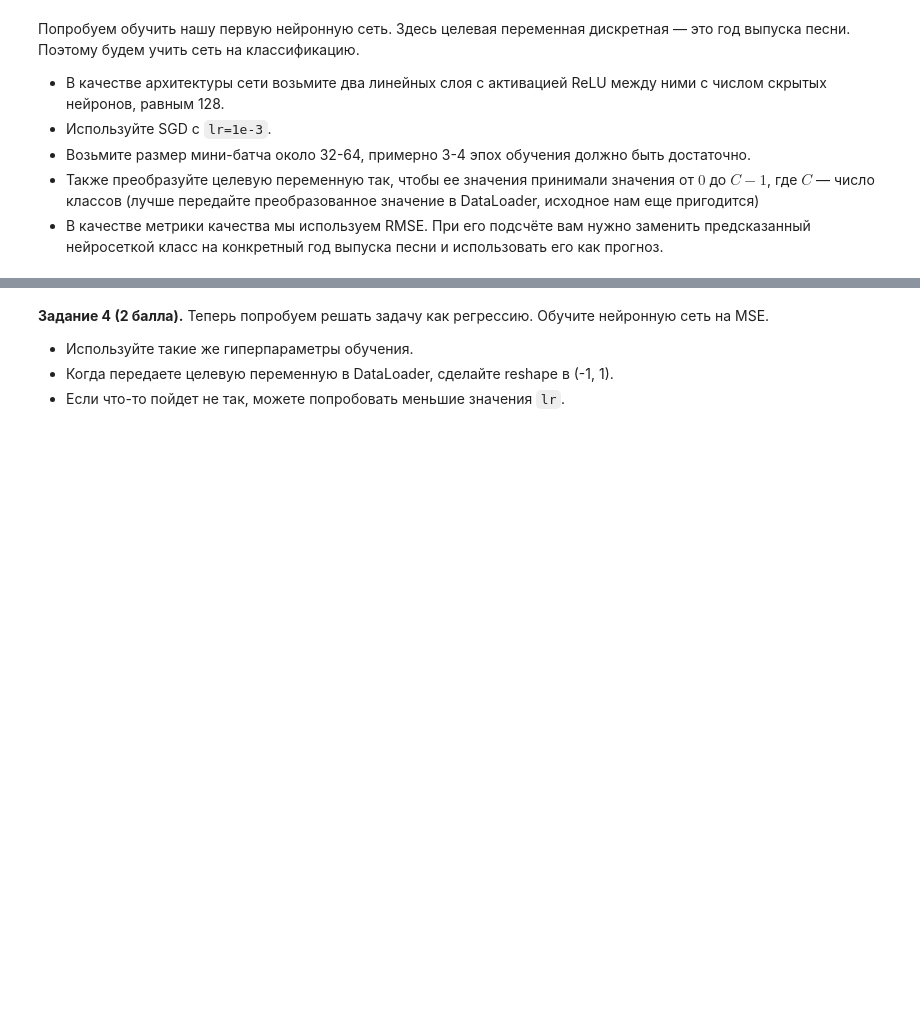
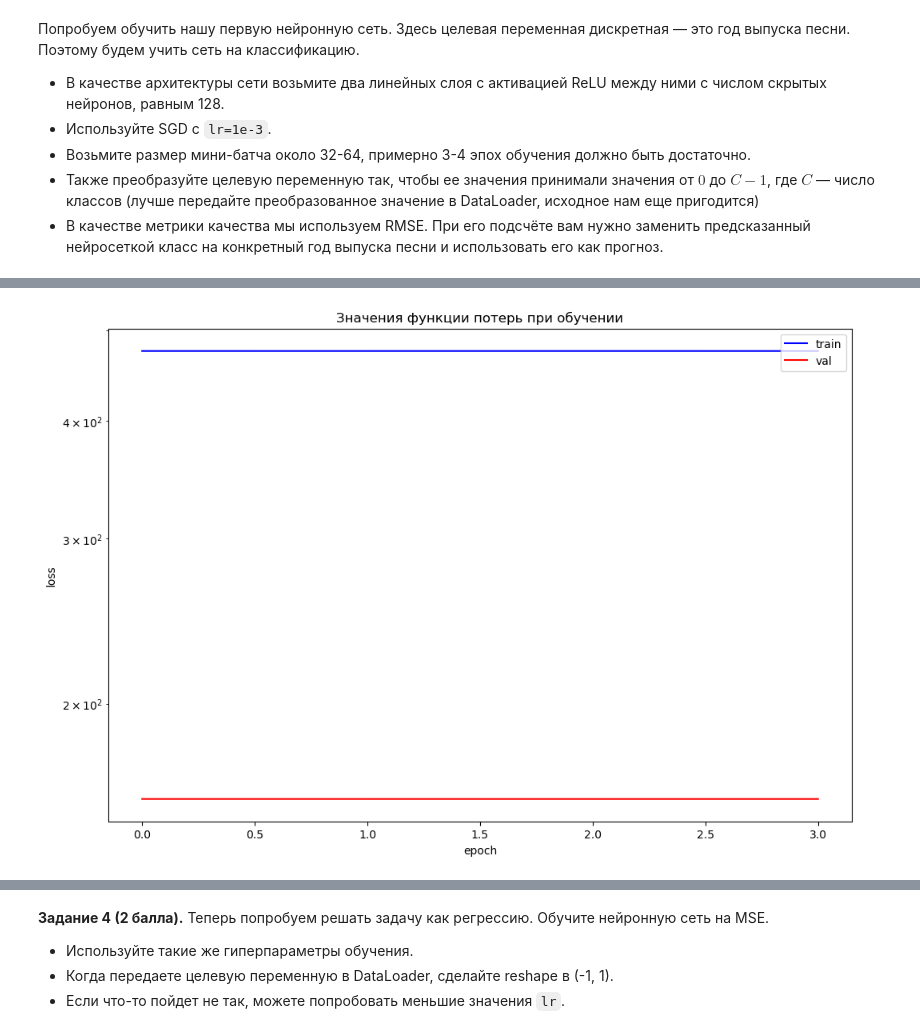
Before and after one commit to Bosbobos/IAD, a Jupyter notebook: DeepLearningBasics/hw01_fcnn/homework_01.ipynb, the cells around one changed output, grey strips where cells are left out. Cells and saved outputs as stored; diff of their text form; code cells hidden in the pictures; blank space fills up the shorter version.

```diff
--- a/DeepLearningBasics/hw01_fcnn/homework_01.ipynb
+++ b/DeepLearningBasics/hw01_fcnn/homework_01.ipynb
@@ -320,0 +449,6 @@ def train(model, optimizer, criterion, train_loader, val_loader, epochs):
+# %%
+in_features = X_train.shape[1]
+out_features = y_train.max() - y_train.min() + 1
+start_date = y_train.min()
+print(f'in_features: {in_features}, out_features: {out_features}')
+print(f'start_date: {start_date}')
@@ -320,0 +469,19 @@ def train(model, optimizer, criterion, train_loader, val_loader, epochs):
+# %%
+def create_loaders(x_train, y_train, x_val, y_val, batch_size=64, shuffle=True):
+    train_dataset = torch.utils.data.TensorDataset(torch.Tensor(x_train), torch.Tensor(y_train))
+    train_loader = torch.utils.data.DataLoader(
+        train_dataset,
+        batch_size=batch_size,
+        shuffle=shuffle,
+        num_workers=0
+    )
+
+    val_dataset = torch.utils.data.TensorDataset(torch.Tensor(x_val), torch.Tensor(y_val))
+    val_loader = torch.utils.data.DataLoader(
+        val_dataset,
+        batch_size=batch_size,
+        shuffle=shuffle,
+        num_workers=0
+    )
+
+    return train_loader, val_loader
@@ -320,0 +532,15 @@ def train(model, optimizer, criterion, train_loader, val_loader, epochs):
+# %%
+def plot_losses(train_losses, val_losses, figsize=(12,8)):
+    ax = plt.figure(figsize=(12, 8))
+    plt.plot(train_losses, c='b', label='train')
+    plt.plot(val_losses, c='r', label='val')
+    plt.legend(loc='upper right')
+    plt.xlabel('epoch')
+    plt.ylabel('loss')
+    plt.yscale('log')
+    plt.title('Значения функции потерь при обучении')
+    plt.show()
+# %%
+plot_losses(train_losses_1, val_losses_1)
+# %% [output]
+[figure, added]
```
Also changed, not shown: parts of 76 cells of this notebook, 2 other files.
